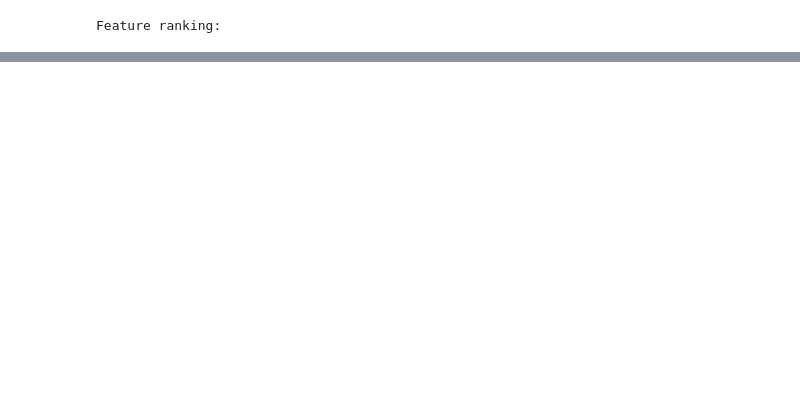
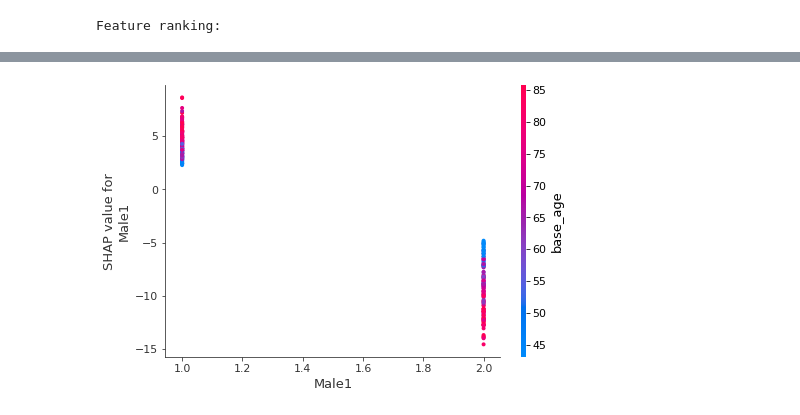
Before and after one commit to GNtem2/python_journey, a Jupyter notebook: RFstandfirm.ipynb, the cells around one changed output, grey strips where cells are left out. Drawn from its saved outputs; the diff is of its cells as text; code cells hidden in the pictures; blank space fills up the shorter version.

```diff
--- a/RFstandfirm.ipynb
+++ b/RFstandfirm.ipynb
@@ -171,0 +262,4 @@ plt.show()
+# %%
+shap.dependence_plot("Male1", shap_values, x_training_set)
+# %% [output]
+[figure, added]
```
Also changed, not shown: parts of 31 cells of this notebook.
